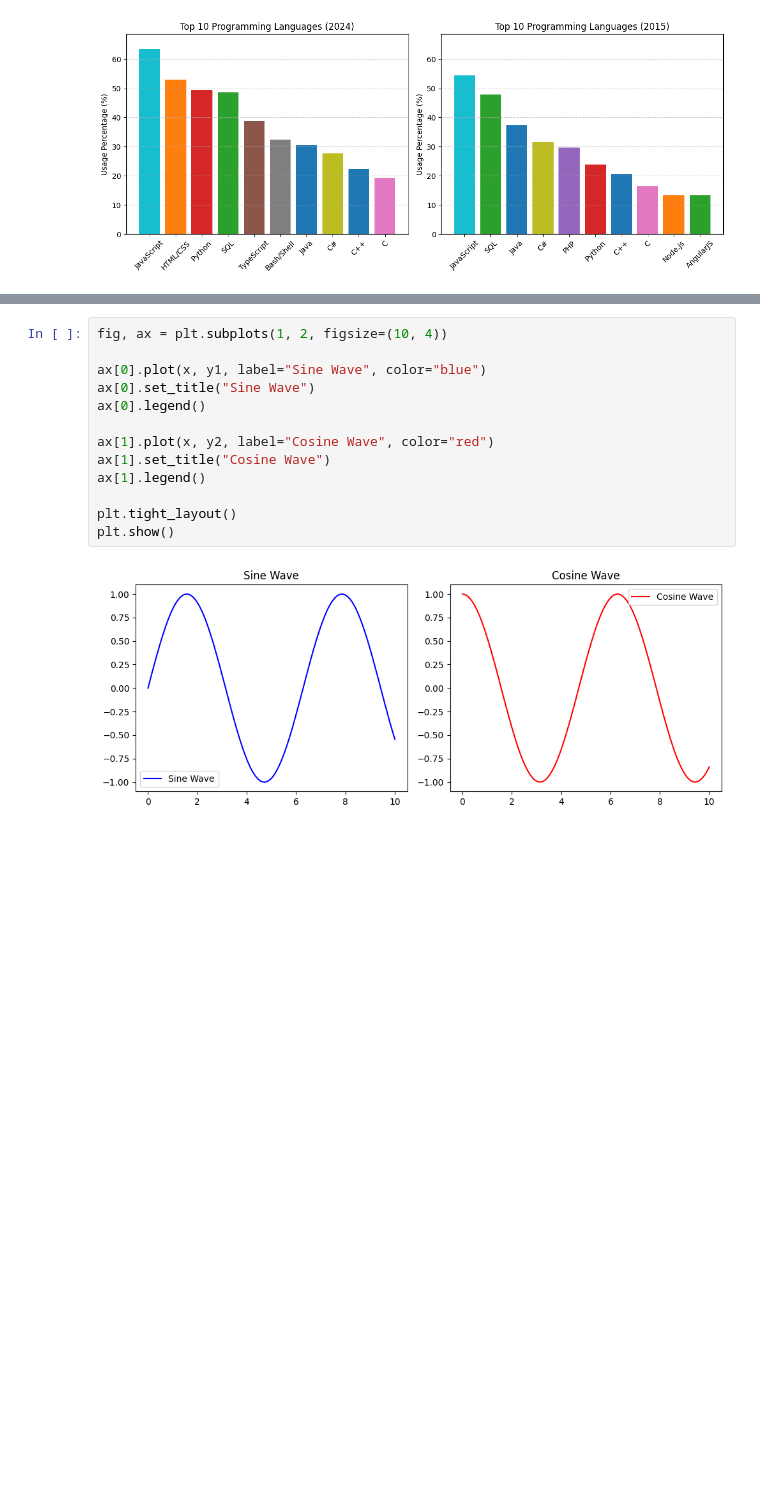
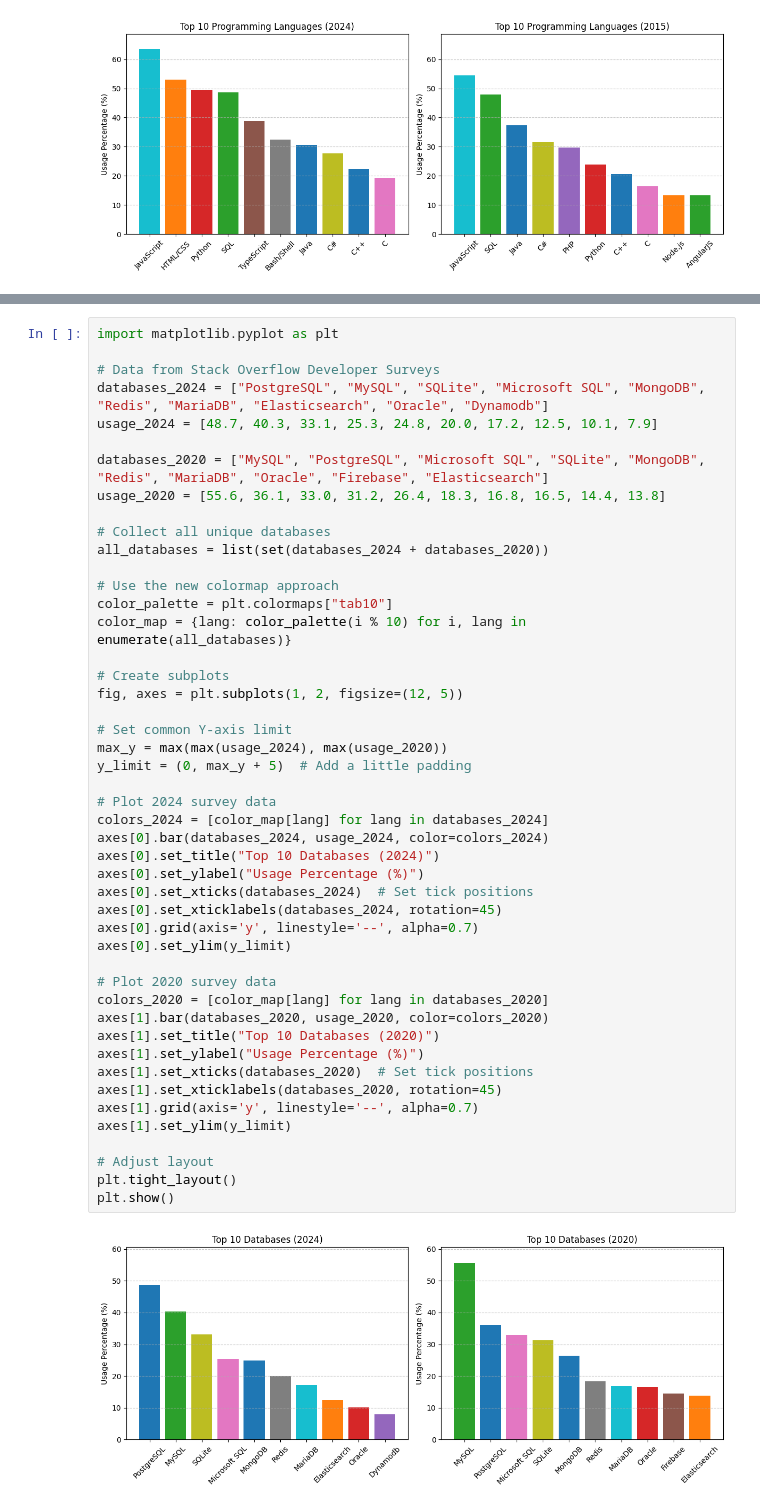
Before and after one commit to EhSlashEh/NPower-Capstone, a Jupyter notebook: Capstone.ipynb, the cells around one changed output, grey strips where cells are left out. Cells and saved outputs as stored; diff of their text form; blank space fills up the shorter version.

```diff
--- a/Capstone.ipynb
+++ b/Capstone.ipynb
@@ -142,15 +86,49 @@ plt.show()
-# %%
-fig, ax = plt.subplots(1, 2, figsize=(10, 4))
-
-ax[0].plot(x, y1, label="Sine Wave", color="blue")
-ax[0].set_title("Sine Wave")
-ax[0].legend()
-
-ax[1].plot(x, y2, label="Cosine Wave", color="red")
-ax[1].set_title("Cosine Wave")
-ax[1].legend()
-
-plt.tight_layout()
-plt.show()
-# %% [output]
-[figure, removed]
+# %%
+import matplotlib.pyplot as plt
+
+# Data from Stack Overflow Developer Surveys
+databases_2024 = ["PostgreSQL", "MySQL", "SQLite", "Microsoft SQL", "MongoDB", "Redis", "MariaDB", "Elasticsearch", "Oracle", "Dynamodb"]
+usage_2024 = [48.7, 40.3, 33.1, 25.3, 24.8, 20.0, 17.2, 12.5, 10.1, 7.9]
+
+databases_2020 = ["MySQL", "PostgreSQL", "Microsoft SQL", "SQLite", "MongoDB", "Redis", "MariaDB", "Oracle", "Firebase", "Elasticsearch"]
+usage_2020 = [55.6, 36.1, 33.0, 31.2, 26.4, 18.3, 16.8, 16.5, 14.4, 13.8]
+
+# Collect all unique databases
+all_databases = list(set(databases_2024 + databases_2020))
+
+# Use the new colormap approach
+color_palette = plt.colormaps["tab10"]
+color_map = {lang: color_palette(i % 10) for i, lang in enumerate(all_databases)}
+
+# Create subplots
+fig, axes = plt.subplots(1, 2, figsize=(12, 5))
+
+# Set common Y-axis limit
+max_y = max(max(usage_2024), max(usage_2020))
+y_limit = (0, max_y + 5)  # Add a little padding
+
+# Plot 2024 survey data
+colors_2024 = [color_map[lang] for lang in databases_2024]
+axes[0].bar(databases_2024, usage_2024, color=colors_2024)
+axes[0].set_title("Top 10 Databases (2024)")
+axes[0].set_ylabel("Usage Percentage (%)")
+axes[0].set_xticks(databases_2024)  # Set tick positions
+axes[0].set_xticklabels(databases_2024, rotation=45)
+axes[0].grid(axis='y', linestyle='--', alpha=0.7)
+axes[0].set_ylim(y_limit)
+
+# Plot 2020 survey data
+colors_2020 = [color_map[lang] for lang in databases_2020]
+axes[1].bar(databases_2020, usage_2020, color=colors_2020)
+axes[1].set_title("Top 10 Databases (2020)")
+axes[1].set_ylabel("Usage Percentage (%)")
+axes[1].set_xticks(databases_2020)  # Set tick positions
+axes[1].set_xticklabels(databases_2020, rotation=45)
+axes[1].grid(axis='y', linestyle='--', alpha=0.7)
+axes[1].set_ylim(y_limit)
+
+# Adjust layout
+plt.tight_layout()
+plt.show()
+# %% [output]
+[figure, added]
```
Also changed, not shown: parts of 2 cells of this notebook.
